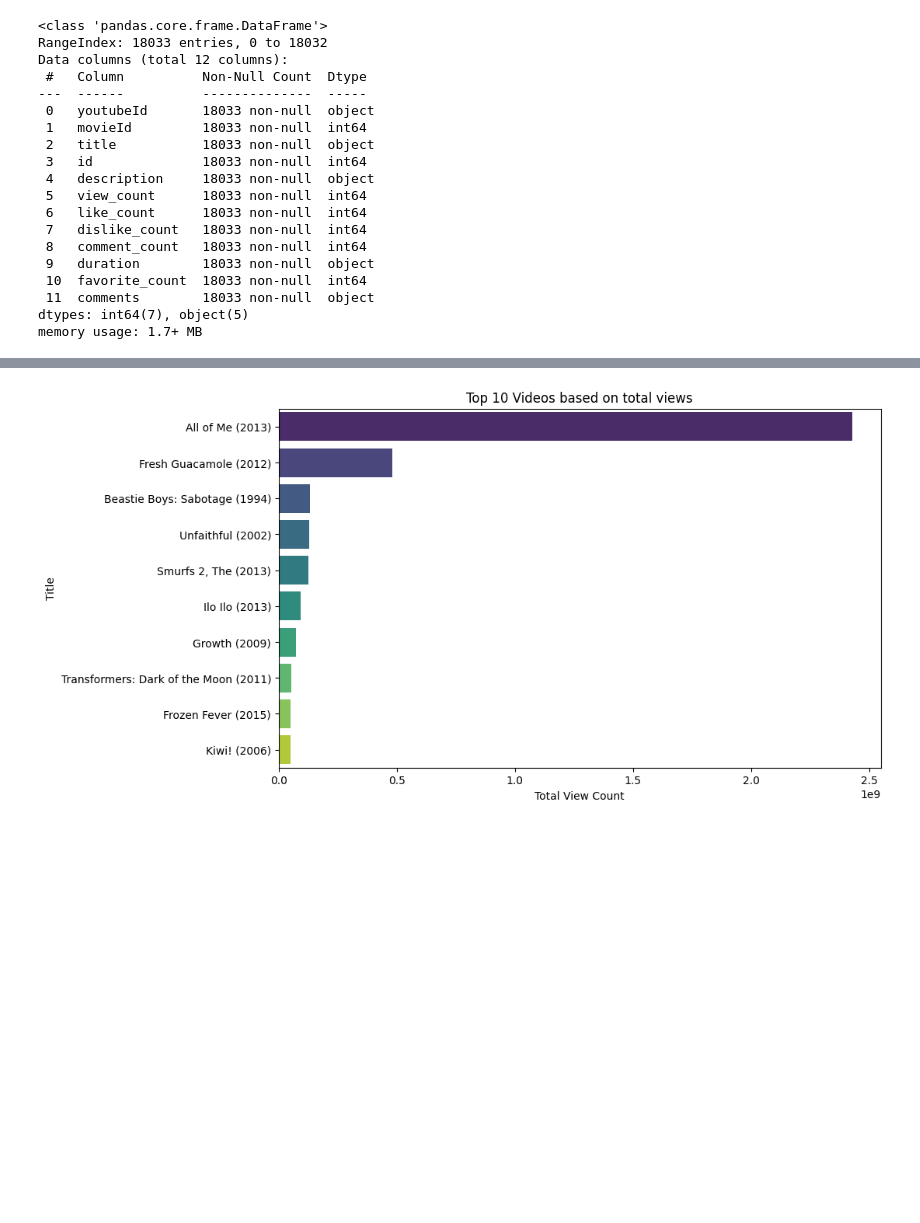
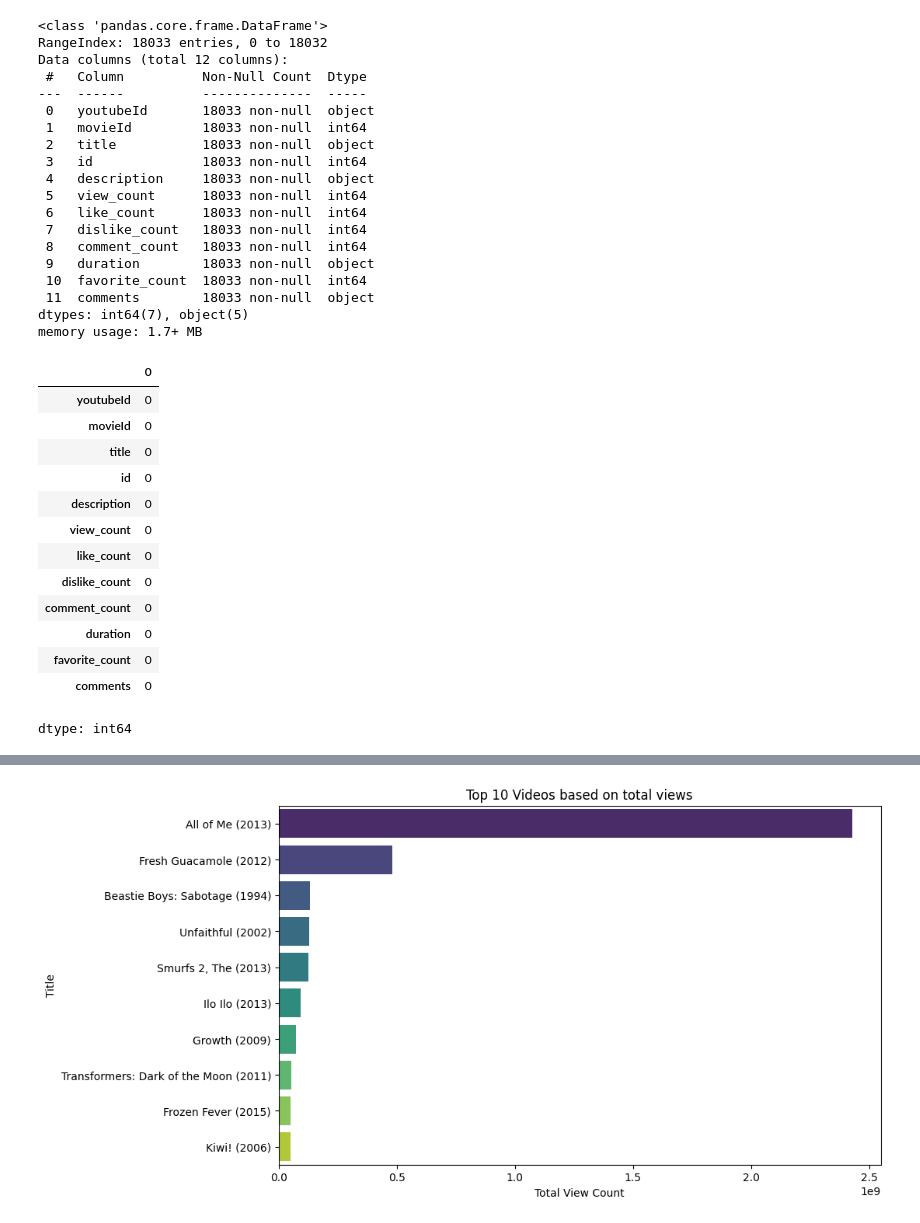
Before and after one commit to Shreyabaral/SocialMediaAnalytics, a Jupyter notebook: youtube_data_analysis.ipynb, the cells around one changed output, grey strips where cells are left out. Saved outputs shown, nothing was run; the diff lists cells and outputs as text; code cells hidden in the pictures; blank space fills up the shorter version.

```diff
--- a/youtube_data_analysis.ipynb
+++ b/youtube_data_analysis.ipynb
@@ -112,6 +108,23 @@ Data columns (total 12 columns):
  11  comments        18033 non-null  object
 dtypes: int64(7), object(5)
 memory usage: 1.7+ MB
+# %%
+results_df.isnull().sum()
+# %% [output]
+|  | 0 |
+| youtubeId | 0 |
+| movieId | 0 |
+| title | 0 |
+| id | 0 |
+| description | 0 |
+| view_count | 0 |
+| like_count | 0 |
+| dislike_count | 0 |
+| comment_count | 0 |
+| duration | 0 |
+| favorite_count | 0 |
+| comments | 0 |
+dtype: int64
 # %%
 # Convert the 'view_count' column to int
 results_df['view_count'] = pd.to_numeric(results_df['view_count'], errors='coerce')
```
Also changed, not shown: parts of 8 cells of this notebook.
